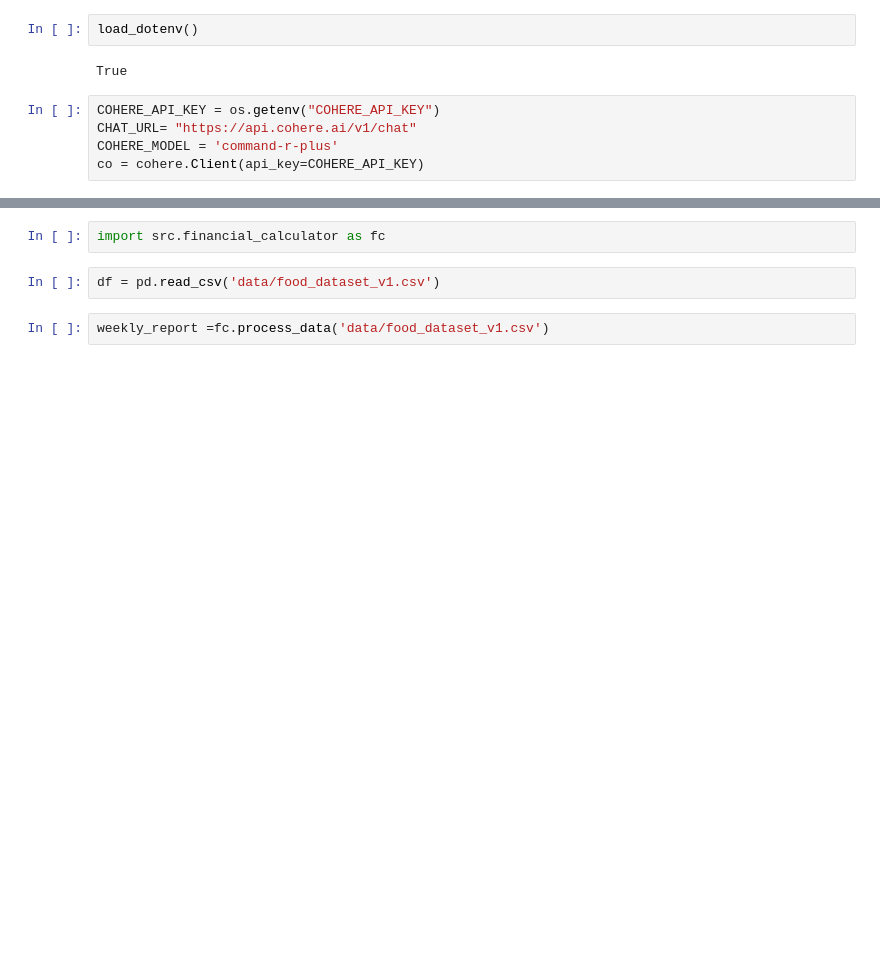
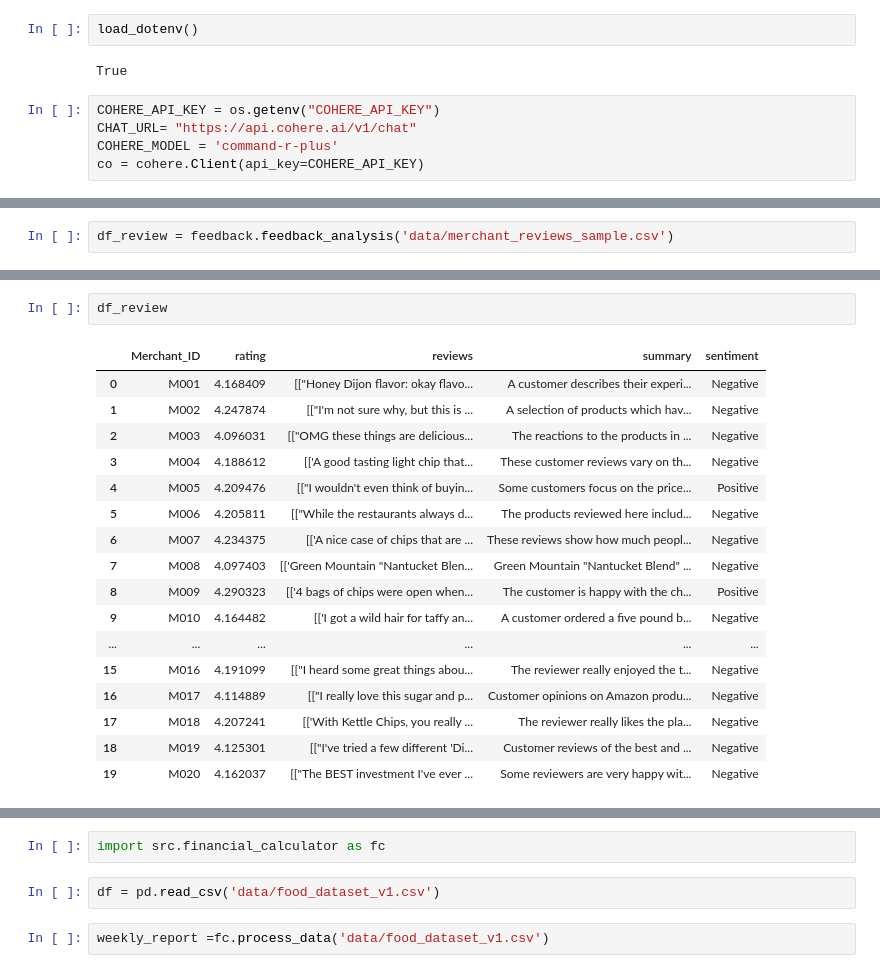
Before and after one commit to sanggusti/cmpwg_hackjakarta, a Jupyter notebook: financial-agent.ipynb, the cells around one changed output, grey strips where cells are left out. Saved outputs shown, nothing was run; the diff lists cells and outputs as text; blank space fills up the shorter version.

```diff
--- a/financial-agent.ipynb
+++ b/financial-agent.ipynb
@@ -50,0 +54,2 @@ df = pd.read_csv('data/gmr_metrics.csv')
+# %%
+df_review = feedback.feedback_analysis('data/merchant_reviews_sample.csv')
@@ -50,0 +65,20 @@ df = pd.read_csv('data/gmr_metrics.csv')
+# %%
+df_review
+# %% [output]
+|  | Merchant_ID | rating | reviews | summary | sentiment |
+| 0 | M001 | 4.168409 | [["Honey Dijon flavor: okay flavo... | A customer describes their experi... | Negative |
+| 1 | M002 | 4.247874 | [["I'm not sure why, but this is ... | A selection of products which hav... | Negative |
+| 2 | M003 | 4.096031 | [["OMG these things are delicious... | The reactions to the products in ... | Negative |
+| 3 | M004 | 4.188612 | [['A good tasting light chip that... | These customer reviews vary on th... | Negative |
+| 4 | M005 | 4.209476 | [["I wouldn't even think of buyin... | Some customers focus on the price... | Positive |
+| 5 | M006 | 4.205811 | [["While the restaurants always d... | The products reviewed here includ... | Negative |
+| 6 | M007 | 4.234375 | [['A nice case of chips that are ... | These reviews show how much peopl... | Negative |
+| 7 | M008 | 4.097403 | [['Green Mountain "Nantucket Blen... | Green Mountain "Nantucket Blend" ... | Negative |
+| 8 | M009 | 4.290323 | [['4 bags of chips were open when... | The customer is happy with the ch... | Positive |
+| 9 | M010 | 4.164482 | [['I got a wild hair for taffy an... | A customer ordered a five pound b... | Negative |
+| ... | ... | ... | ... | ... | ... |
+| 15 | M016 | 4.191099 | [["I heard some great things abou... | The reviewer really enjoyed the t... | Negative |
+| 16 | M017 | 4.114889 | [["I really love this sugar and p... | Customer opinions on Amazon produ... | Negative |
+| 17 | M018 | 4.207241 | [['With Kettle Chips, you really ... | The reviewer really likes the pla... | Negative |
+| 18 | M019 | 4.125301 | [["I've tried a few different 'Di... | Customer reviews of the best and ... | Negative |
+| 19 | M020 | 4.162037 | [["The BEST investment I've ever ... | Some reviewers are very happy wit... | Negative |
```
Also changed, not shown: parts of 24 cells of this notebook, 13 other files.
